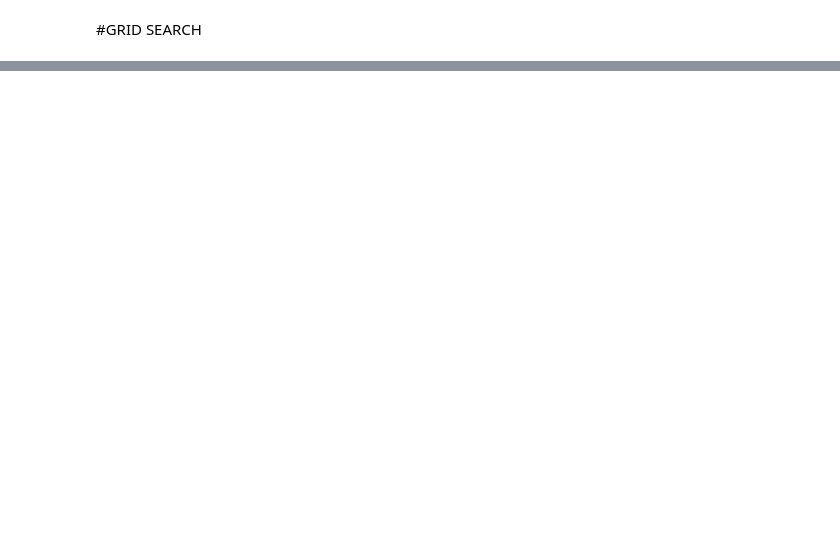
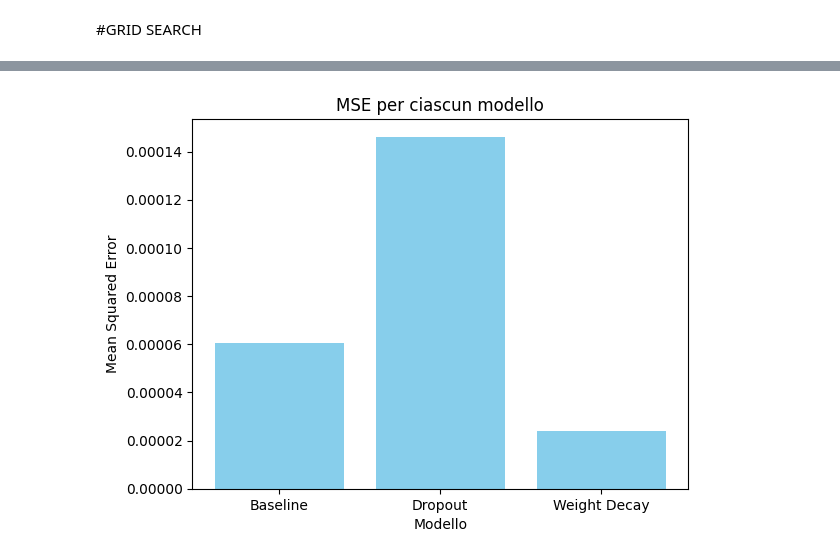
Before and after one commit to Gheras13/Homework, a Jupyter notebook: Homewrok_1.ipynb, the cells around one changed output, grey strips where cells are left out. Drawn from its saved outputs; the diff is of its cells as text; code cells hidden in the pictures; blank space fills up the shorter version.

```diff
--- a/Homewrok_1.ipynb
+++ b/Homewrok_1.ipynb
@@ -59,9 +60,6 @@ Definizione di una rete neurale feedforward per la cinematica diretta.
 # %%
 def build_model(hidden_neurons, learning_rate, dropout_rate=None, l2_lambda=None):
-    """
-    Crea un modello configurabile con dropout e regolarizzazione L2.
-
-    Args:
+    """  Args:
         hidden_neurons (int): Numero di neuroni negli strati nascosti.
         learning_rate (float): Tasso di apprendimento.
         dropout_rate (float, optional): Percentuale di dropout (None per nessun dropout).
@@ -269,0 +295,21 @@ for model_name, model in models.items():
+# %%
+# MSE per ciascun modello
+mse_values = []
+model_names = []
+
+for model_name, model in models.items():
+    jacobian_learned = FK_Jacobian(model, tf.convert_to_tensor([theta_sample], dtype=tf.float32))
+    jacobian_learned_flat = jacobian_learned.numpy().flatten()
+    jacobian_analytical_flat = analytical_J(theta_sample, L1, L2).flatten()
+    mse = np.mean((jacobian_learned_flat - jacobian_analytical_flat) ** 2)
+    mse_values.append(mse)
+    model_names.append(model_name)
+
+# Plot del MSE
+plt.bar(model_names, mse_values, color='skyblue')
+plt.title("MSE per ciascun modello")
+plt.xlabel("Modello")
+plt.ylabel("Mean Squared Error")
+plt.show()
+# %% [output]
+[figure, added]
```
Also changed, not shown: parts of 16 cells of this notebook.
